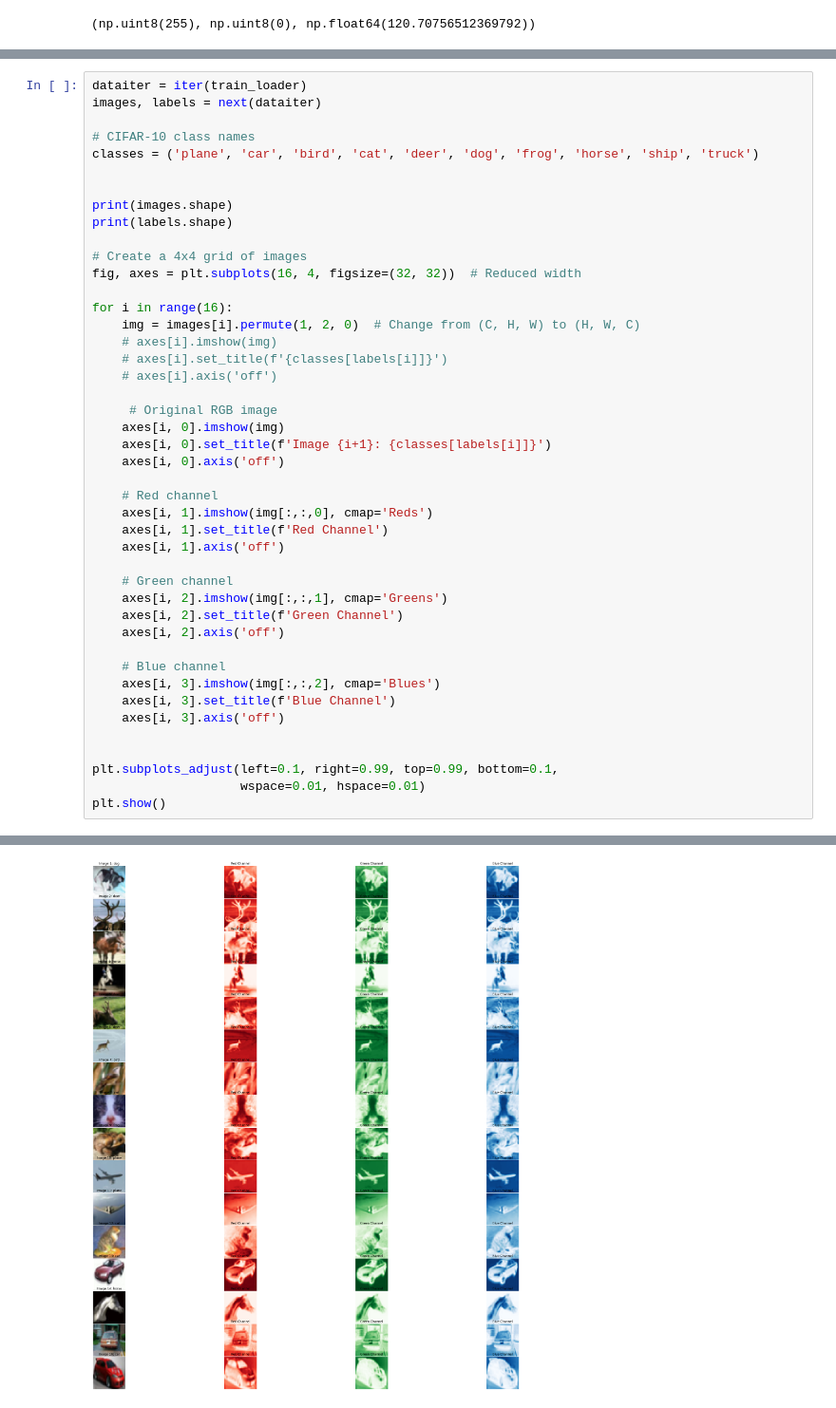
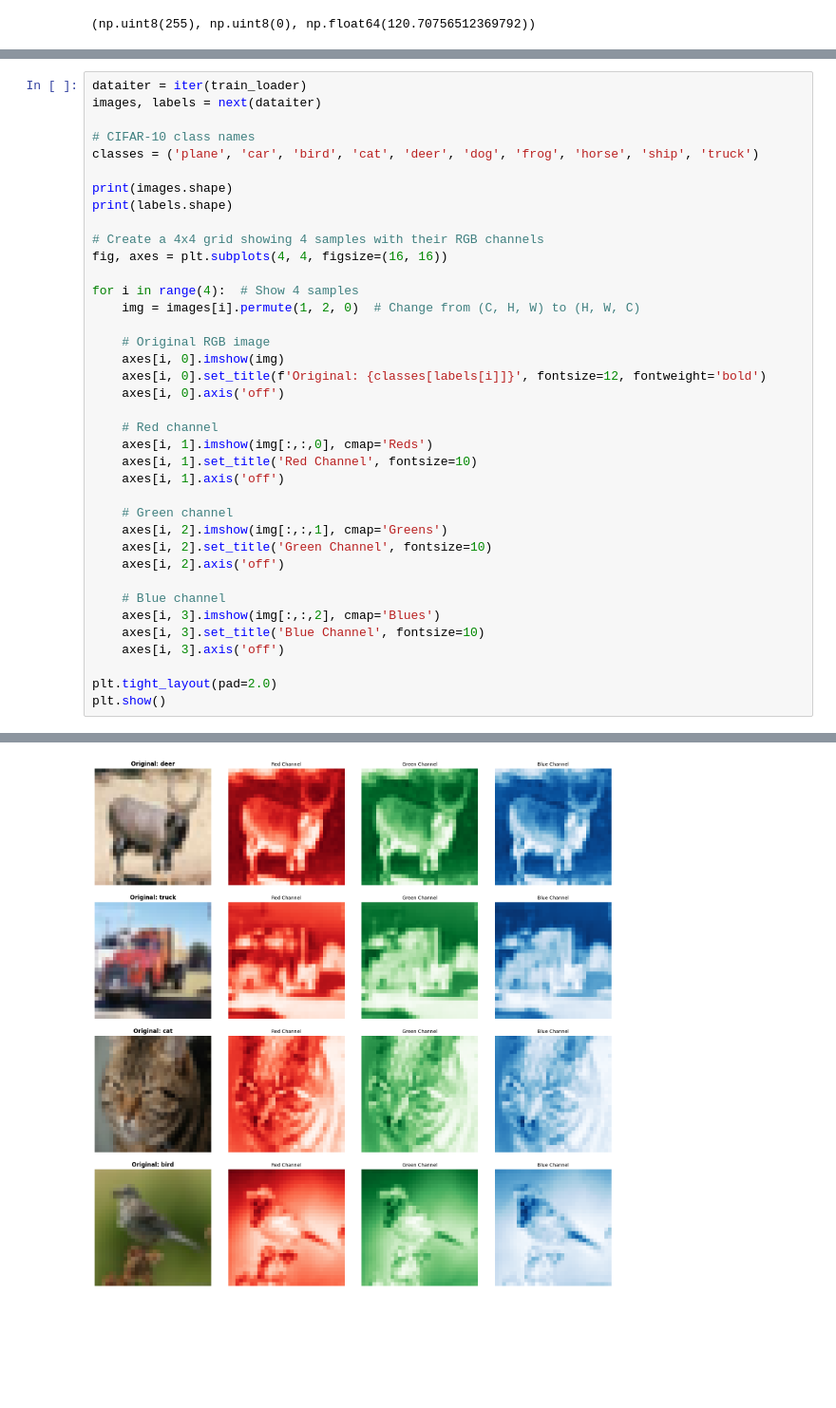
Before and after one commit to Krishnakanth1993/Learnings, a Jupyter notebook: MNIST_Model/Reference/ERAS7/Data_Exploration.ipynb, the cells around one changed output, grey strips where cells are left out. Shown at 95% size. Drawn from its saved outputs; the diff is of its cells as text; blank space fills up the shorter version.

```diff
--- a/MNIST_Model/Reference/ERAS7/Data_Exploration.ipynb
+++ b/MNIST_Model/Reference/ERAS7/Data_Exploration.ipynb
@@ -98,46 +75,40 @@ dataiter = iter(train_loader)
 images, labels = next(dataiter)
 
 # CIFAR-10 class names
 classes = ('plane', 'car', 'bird', 'cat', 'deer', 'dog', 'frog', 'horse', 'ship', 'truck')
 
-
 print(images.shape)
 print(labels.shape)
 
-# Create a 4x4 grid of images
-fig, axes = plt.subplots(16, 4, figsize=(32, 32))  # Reduced width
+# Create a 4x4 grid showing 4 samples with their RGB channels
+fig, axes = plt.subplots(4, 4, figsize=(16, 16))
 
-for i in range(16):
+for i in range(4):  # Show 4 samples
     img = images[i].permute(1, 2, 0)  # Change from (C, H, W) to (H, W, C)
-    # axes[i].imshow(img)
-    # axes[i].set_title(f'{classes[labels[i]]}')
-    # axes[i].axis('off')
 
-     # Original RGB image
+    # Original RGB image
     axes[i, 0].imshow(img)
-    axes[i, 0].set_title(f'Image {i+1}: {classes[labels[i]]}')
+    axes[i, 0].set_title(f'Original: {classes[labels[i]]}', fontsize=12, fontweight='bold')
     axes[i, 0].axis('off')
 
     # Red channel
     axes[i, 1].imshow(img[:,:,0], cmap='Reds')
-    axes[i, 1].set_title(f'Red Channel')
+    axes[i, 1].set_title('Red Channel', fontsize=10)
     axes[i, 1].axis('off')
 
     # Green channel
     axes[i, 2].imshow(img[:,:,1], cmap='Greens')
-    axes[i, 2].set_title(f'Green Channel')
+    axes[i, 2].set_title('Green Channel', fontsize=10)
     axes[i, 2].axis('off')
 
     # Blue channel
     axes[i, 3].imshow(img[:,:,2], cmap='Blues')
-    axes[i, 3].set_title(f'Blue Channel')
+    axes[i, 3].set_title('Blue Channel', fontsize=10)
     axes[i, 3].axis('off')
 
-
-plt.subplots_adjust(left=0.1, right=0.99, top=0.99, bottom=0.1,
-                    wspace=0.01, hspace=0.01)
+plt.tight_layout(pad=2.0)
 plt.show()
 # %% [output]
 torch.Size([128, 3, 32, 32])
 torch.Size([128])
-[figure, old version]
+[figure, new version]
```
Also changed, not shown: parts of 9 cells of this notebook, 17 other files.
